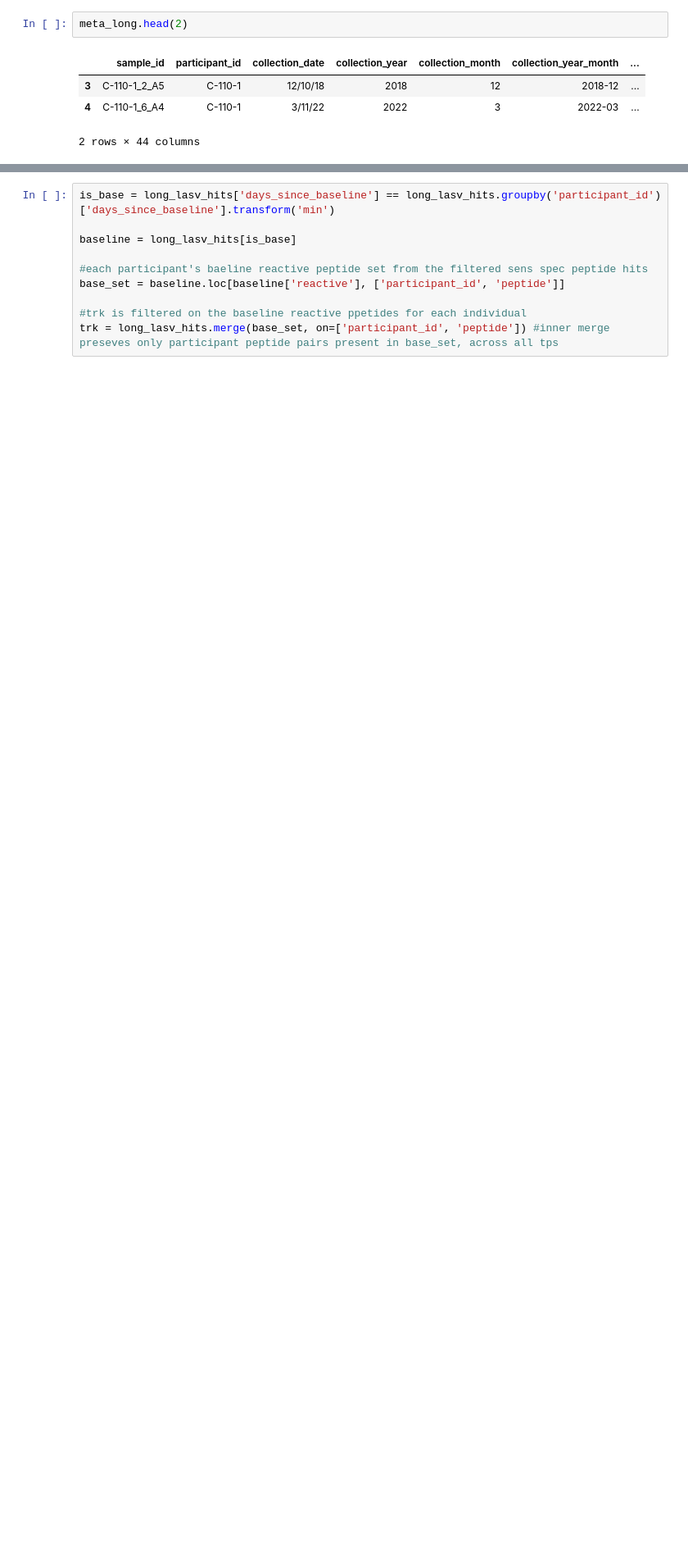
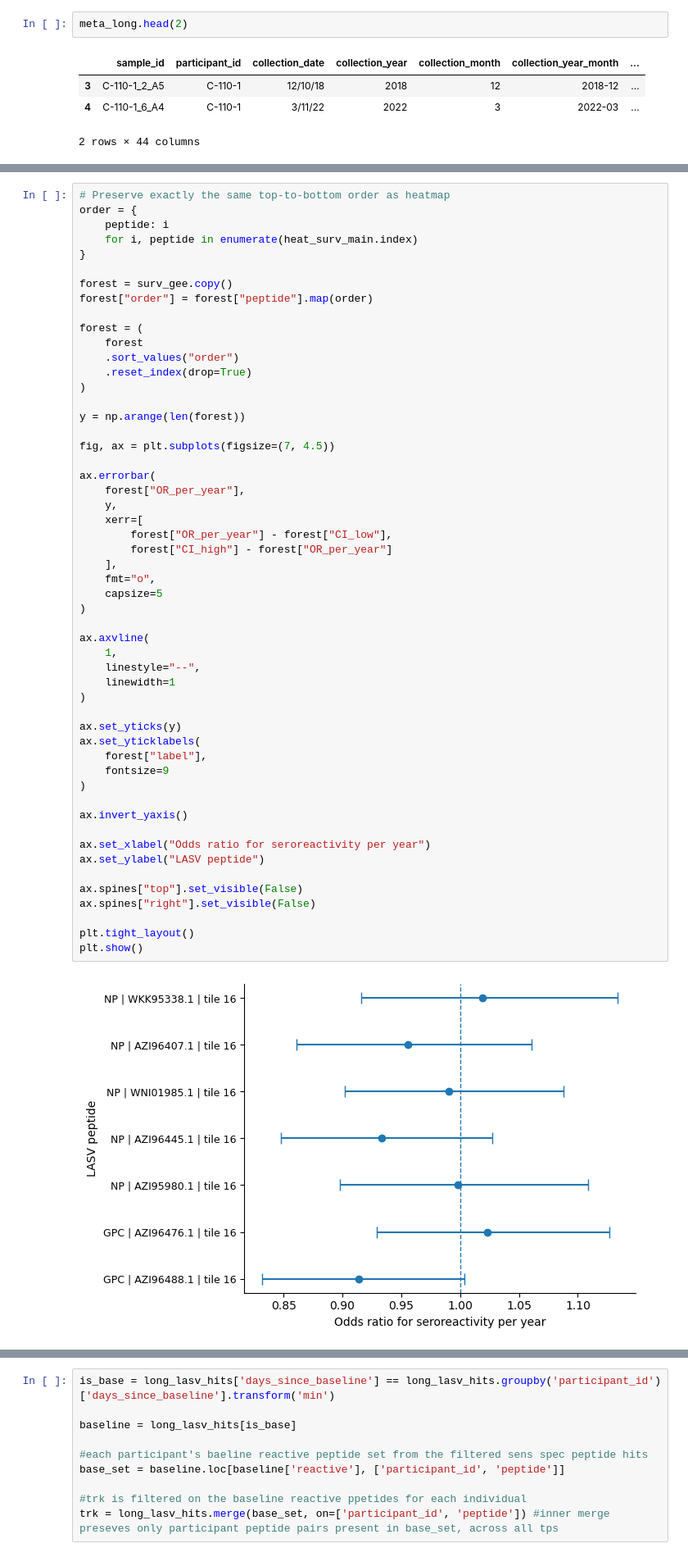
Before and after one commit to sporak577/lasv_phipseq_2026, a Jupyter notebook: longitudinal_LASV_analysis.ipynb, the cells around one changed output, grey strips where cells are left out. Shown at 82% size. Cells and saved outputs as stored; diff of their text form; blank space fills up the shorter version.

```diff
--- a/longitudinal_LASV_analysis.ipynb
+++ b/longitudinal_LASV_analysis.ipynb
@@ -83,0 +607,55 @@ long_lasv_hits['reactive'] = long_lasv_hits['z_score'] > 3
+# %%
+# Preserve exactly the same top-to-bottom order as heatmap
+order = {
+    peptide: i
+    for i, peptide in enumerate(heat_surv_main.index)
+}
+
+forest = surv_gee.copy()
+forest["order"] = forest["peptide"].map(order)
+
+forest = (
+    forest
+    .sort_values("order")
+    .reset_index(drop=True)
+)
+
+y = np.arange(len(forest))
+
+fig, ax = plt.subplots(figsize=(7, 4.5))
+
+ax.errorbar(
+    forest["OR_per_year"],
+    y,
+    xerr=[
+        forest["OR_per_year"] - forest["CI_low"],
+        forest["CI_high"] - forest["OR_per_year"]
+    ],
+    fmt="o",
+    capsize=5
+)
+
+ax.axvline(
+    1,
+    linestyle="--",
+    linewidth=1
+)
+
+ax.set_yticks(y)
+ax.set_yticklabels(
+    forest["label"],
+    fontsize=9
+)
+
+ax.invert_yaxis()
+
+ax.set_xlabel("Odds ratio for seroreactivity per year")
+ax.set_ylabel("LASV peptide")
+
+ax.spines["top"].set_visible(False)
+ax.spines["right"].set_visible(False)
+
+plt.tight_layout()
+plt.show()
+# %% [output]
+[figure, added]
```
Also changed, not shown: parts of 67 cells of this notebook, 44 other files.
